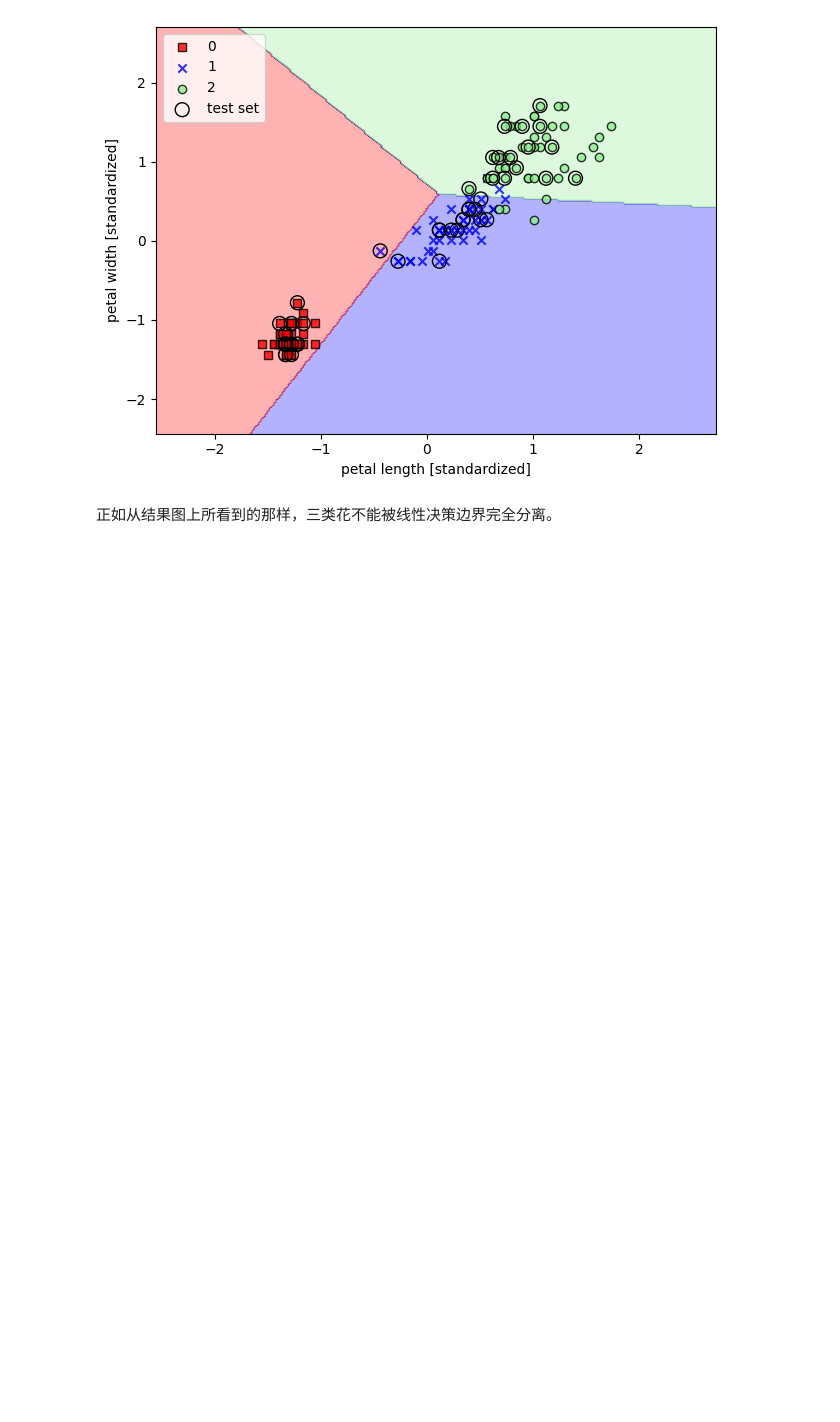
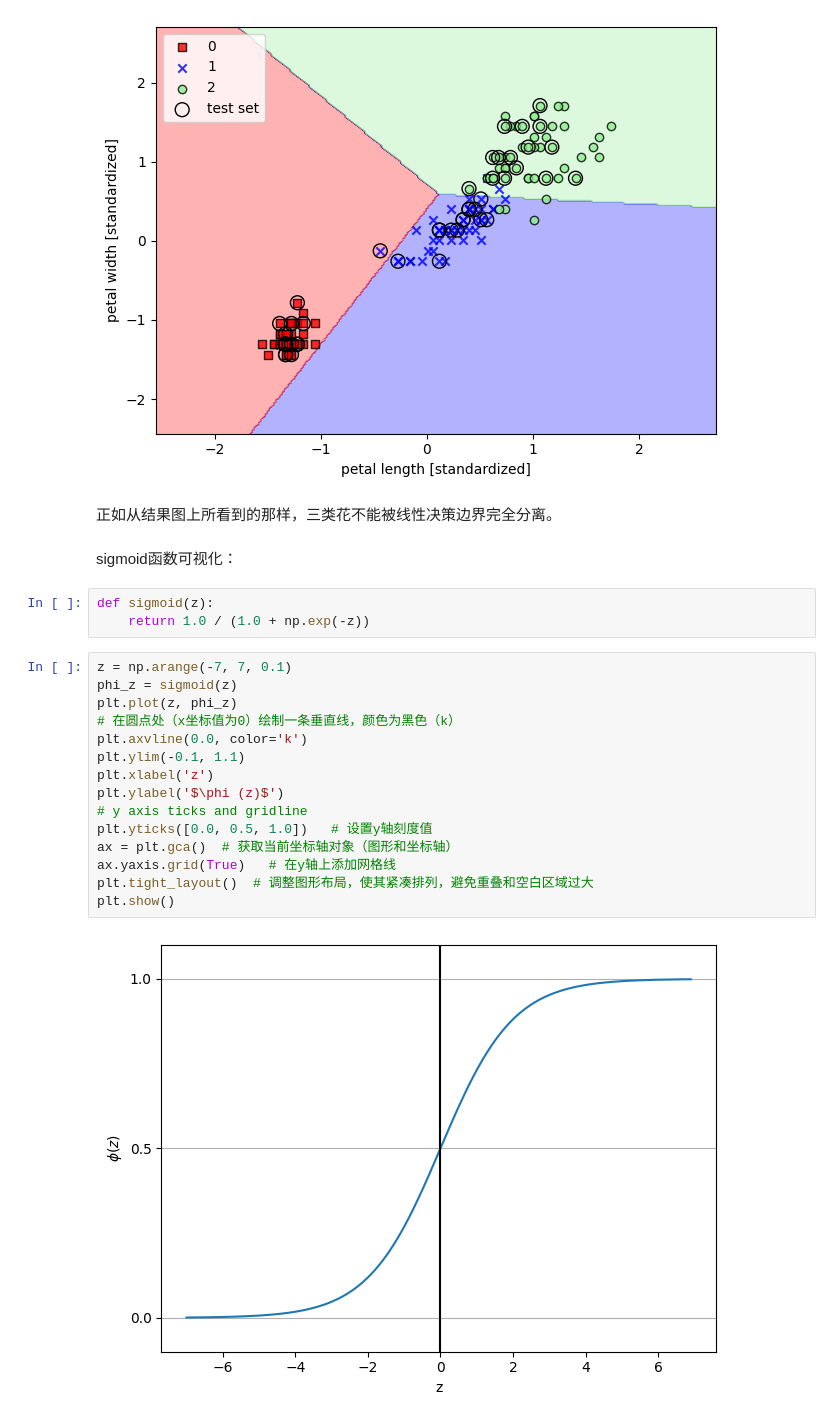
Before and after one commit to JackCaiZhang/python-machine-learning-3rd-edition, a Jupyter notebook: ch03/ch03.ipynb, the cells around one changed output. Saved outputs shown, nothing was run; the diff lists cells and outputs as text; blank space fills up the shorter version.

```diff
--- a/ch03/ch03.ipynb
+++ b/ch03/ch03.ipynb
@@ -188,3 +188,25 @@ plt.show()
 [figure]
 # %% [markdown]
 正如从结果图上所看到的那样，三类花不能被线性决策边界完全分离。
+# %% [markdown]
+sigmoid函数可视化：
+# %%
+def sigmoid(z):
+    return 1.0 / (1.0 + np.exp(-z))
+# %%
+z = np.arange(-7, 7, 0.1)
+phi_z = sigmoid(z)
+plt.plot(z, phi_z)
+# 在圆点处（x坐标值为0）绘制一条垂直线，颜色为黑色（k）
+plt.axvline(0.0, color='k')
+plt.ylim(-0.1, 1.1)
+plt.xlabel('z')
+plt.ylabel('$\phi (z)$')
+# y axis ticks and gridline
+plt.yticks([0.0, 0.5, 1.0])   # 设置y轴刻度值
+ax = plt.gca()  # 获取当前坐标轴对象（图形和坐标轴）
+ax.yaxis.grid(True)   # 在y轴上添加网格线
+plt.tight_layout()  # 调整图形布局，使其紧凑排列，避免重叠和空白区域过大
+plt.show()
+# %% [output]
+[figure, added]
```
Also changed, not shown: parts of 4 cells of this notebook.
